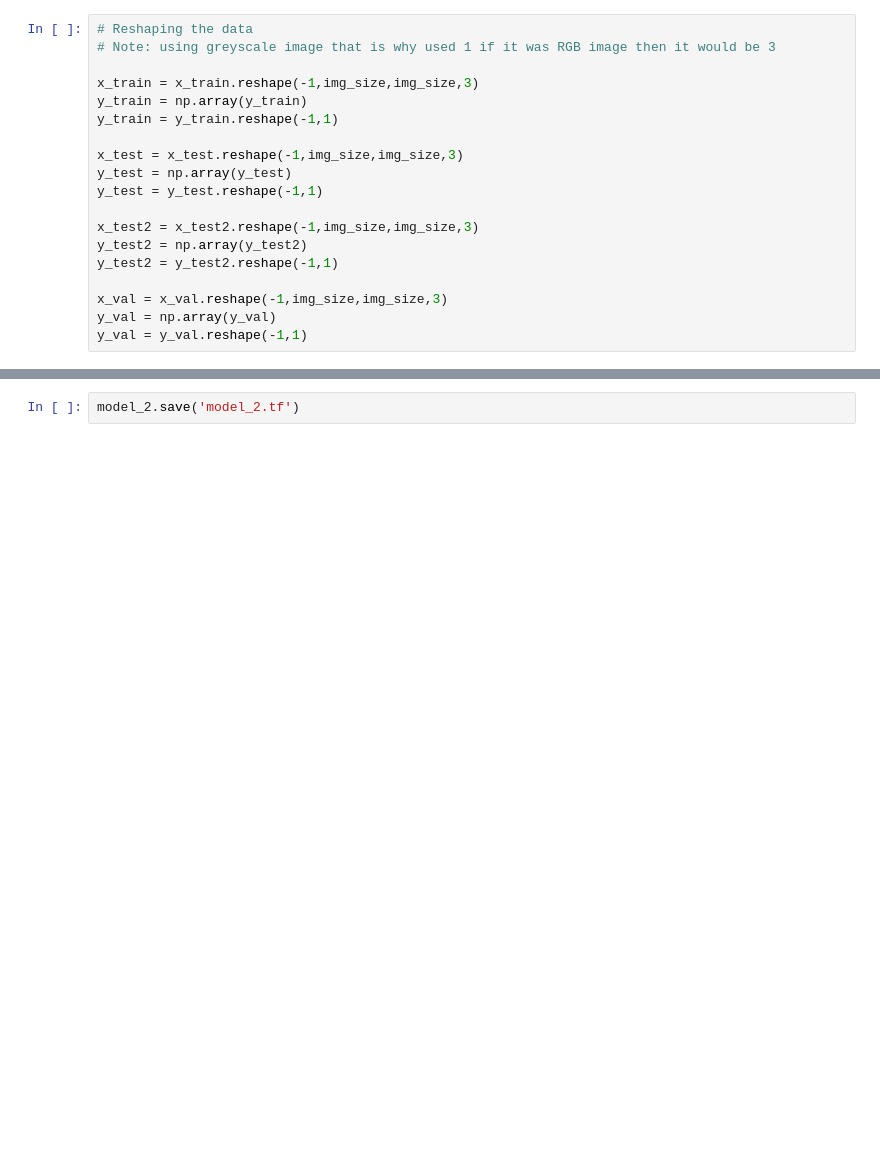
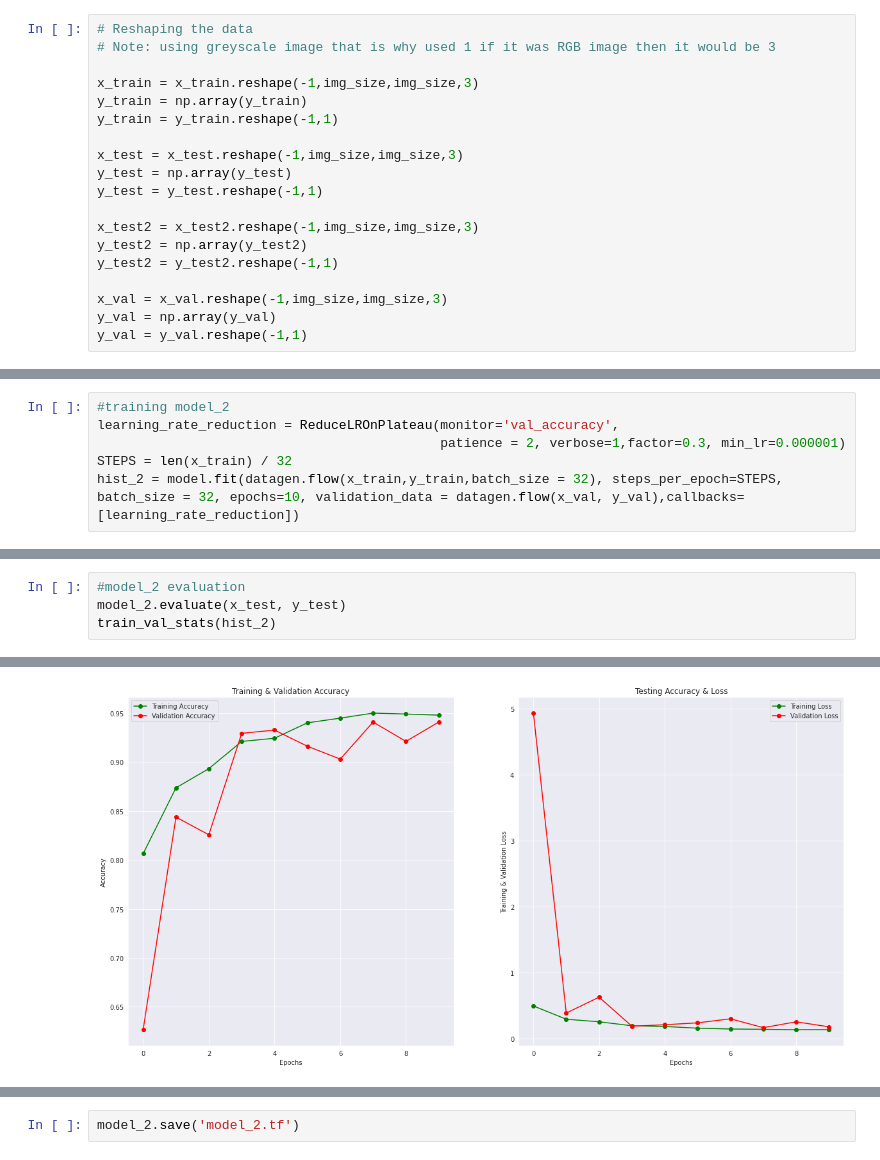
Before and after one commit to justyna3773/ensemble_X-Ray, a Jupyter notebook: sisi-ensemble.ipynb, the cells around one changed output, grey strips where cells are left out. Saved outputs shown, nothing was run; the diff lists cells and outputs as text; blank space fills up the shorter version.

```diff
--- a/sisi-ensemble.ipynb
+++ b/sisi-ensemble.ipynb
@@ -209,0 +456,6 @@ Epoch 10/10
+# %%
+#training model_2
+learning_rate_reduction = ReduceLROnPlateau(monitor='val_accuracy',
+                                            patience = 2, verbose=1,factor=0.3, min_lr=0.000001)
+STEPS = len(x_train) / 32
+hist_2 = model.fit(datagen.flow(x_train,y_train,batch_size = 32), steps_per_epoch=STEPS, batch_size = 32, epochs=10, validation_data = datagen.flow(x_val, y_val),callbacks=[learning_rate_reduction])
@@ -214,0 +475,5 @@ model_1.evaluate(x_test, y_test)
+# %%
+#model_2 evaluation
+model_2.evaluate(x_test, y_test)
+train_val_stats(hist_2)
+# %% [output]
@@ -214,0 +481 @@ model_1.evaluate(x_test, y_test)
+[figure, added]
```
Also changed, not shown: parts of 31 cells of this notebook.
